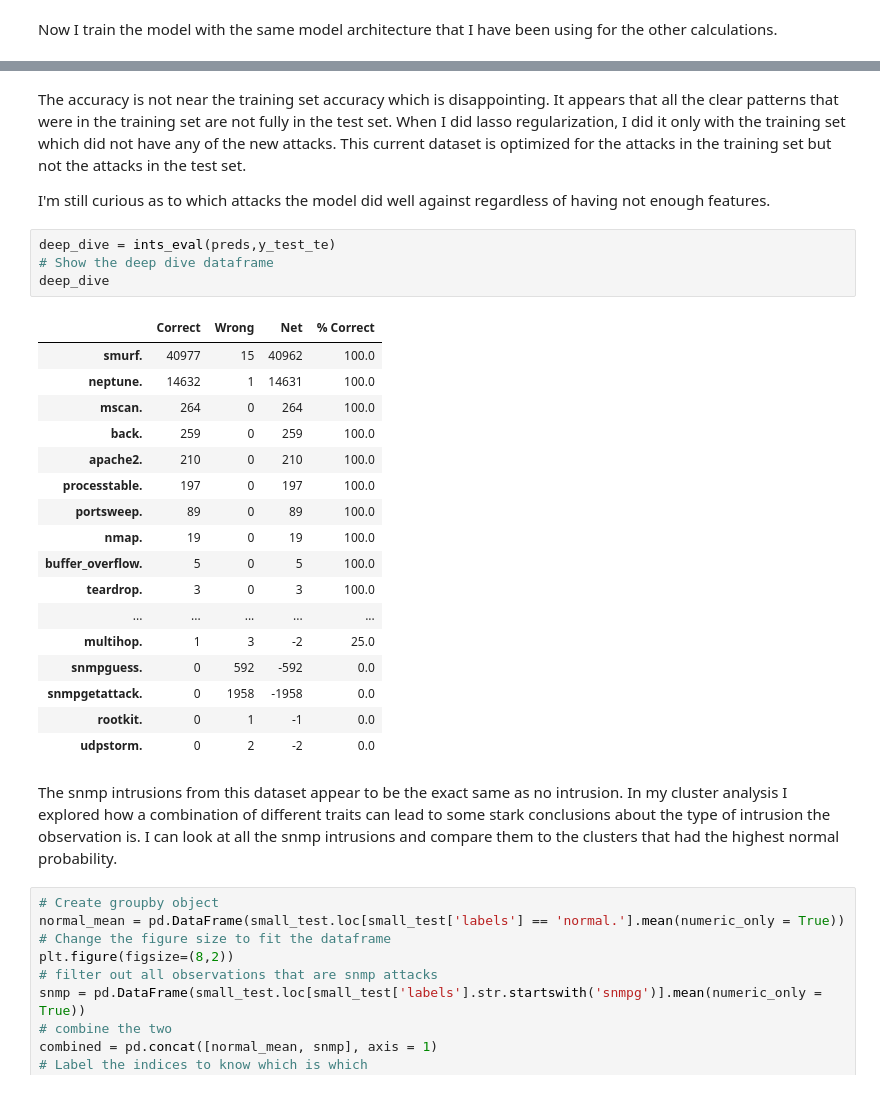
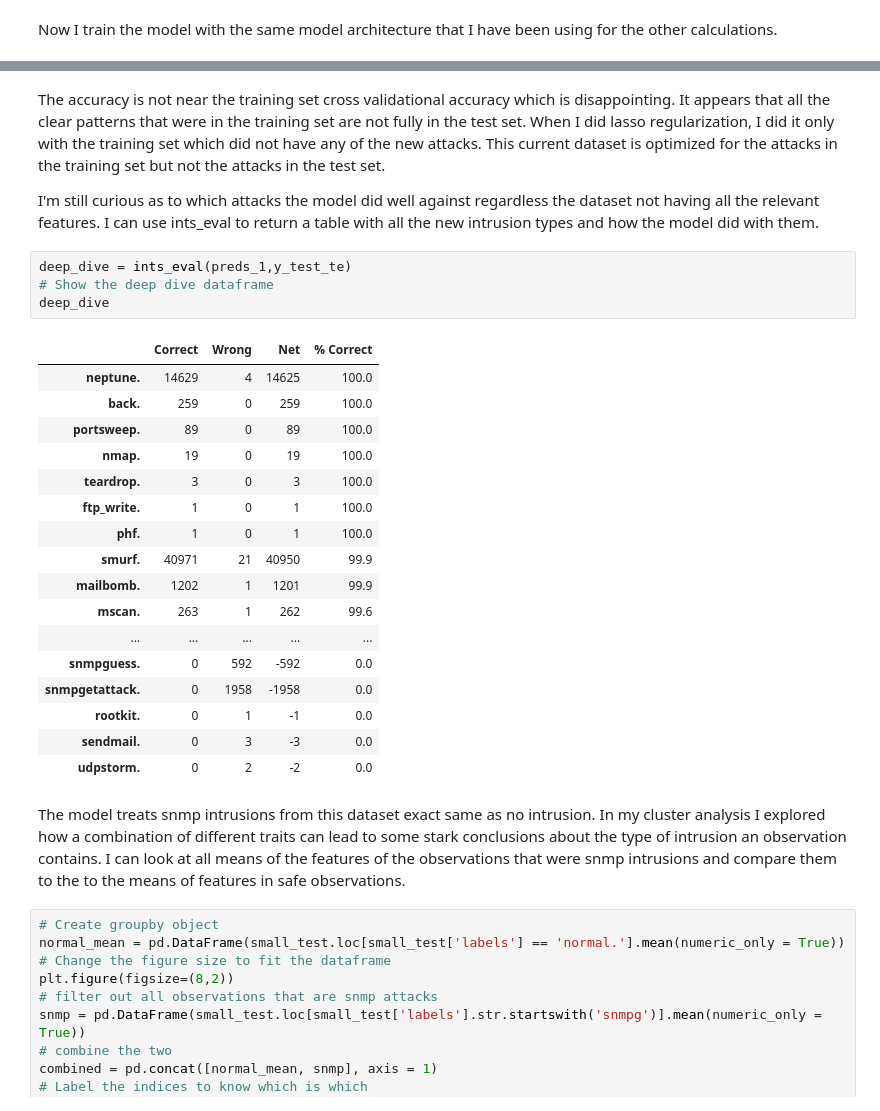
Before and after one commit to Jewdah18/Network-Intrusions, a Jupyter notebook: notebooks/Modelling.ipynb, the cells around one changed output, grey strips where cells are left out. Saved outputs shown, nothing was run; the diff lists cells and outputs as text.

```diff
--- a/notebooks/Modelling.ipynb
+++ b/notebooks/Modelling.ipynb
@@ -578,31 +572,31 @@ weighted avg       0.95      0.95      0.95     77757
 # %% [markdown]
-The accuracy is not near the training set accuracy which is disappointing. It appears that all the clear patterns that were in the training set are not fully in the test set. When I did lasso regularization, I did it only with the training set which did not have any of the new attacks. This current dataset is optimized for the attacks in the training set but not the attacks in the test set.
+The accuracy is not near the training set cross validational accuracy which is disappointing. It appears that all the clear patterns that were in the training set are not fully in the test set. When I did lasso regularization, I did it only with the training set which did not have any of the new attacks. This current dataset is optimized for the attacks in the training set but not the attacks in the test set.
 
-I'm still curious as to which attacks the model did well against regardless of having not enough features.
+I'm still curious as to which attacks the model did well against regardless the dataset not having all the relevant features. I can use ints_eval to return a table with all the new intrusion types and how the model did with them.
 # %%
-deep_dive = ints_eval(preds,y_test_te)
+deep_dive = ints_eval(preds_1,y_test_te)
 # Show the deep dive dataframe
 deep_dive
 # %% [output]
 |  | Correct | Wrong | Net | % Correct |
-| smurf. | 40977 | 15 | 40962 | 100.0 |
-| neptune. | 14632 | 1 | 14631 | 100.0 |
-| mscan. | 264 | 0 | 264 | 100.0 |
+| neptune. | 14629 | 4 | 14625 | 100.0 |
 | back. | 259 | 0 | 259 | 100.0 |
-| apache2. | 210 | 0 | 210 | 100.0 |
-| processtable. | 197 | 0 | 197 | 100.0 |
 | portsweep. | 89 | 0 | 89 | 100.0 |
 | nmap. | 19 | 0 | 19 | 100.0 |
-| buffer_overflow. | 5 | 0 | 5 | 100.0 |
 | teardrop. | 3 | 0 | 3 | 100.0 |
+| ftp_write. | 1 | 0 | 1 | 100.0 |
+| phf. | 1 | 0 | 1 | 100.0 |
+| smurf. | 40971 | 21 | 40950 | 99.9 |
+| mailbomb. | 1202 | 1 | 1201 | 99.9 |
+| mscan. | 263 | 1 | 262 | 99.6 |
 | ... | ... | ... | ... | ... |
-| multihop. | 1 | 3 | -2 | 25.0 |
 | snmpguess. | 0 | 592 | -592 | 0.0 |
 | snmpgetattack. | 0 | 1958 | -1958 | 0.0 |
 | rootkit. | 0 | 1 | -1 | 0.0 |
+| sendmail. | 0 | 3 | -3 | 0.0 |
 | udpstorm. | 0 | 2 | -2 | 0.0 |
 # %% [markdown]
-The snmp intrusions from this dataset appear to be the exact same as no intrusion. In my cluster analysis I explored how a combination of different traits can lead to some stark conclusions about the type of intrusion the observation is. I can look at all the snmp intrusions and compare them to the clusters that had the highest normal probability.
+The model treats snmp intrusions from this dataset exact same as no intrusion. In my cluster analysis I explored how a combination of different traits can lead to some stark conclusions about the type of intrusion an observation contains. I can look at all means of the features of the observations that were snmp intrusions and compare them to the to the means of features in safe observations.
 # %%
 # Create groupby object
 normal_mean = pd.DataFrame(small_test.loc[small_test['labels'] == 'normal.'].mean(numeric_only = True))
```
Also changed, not shown: parts of 46 cells of this notebook.
